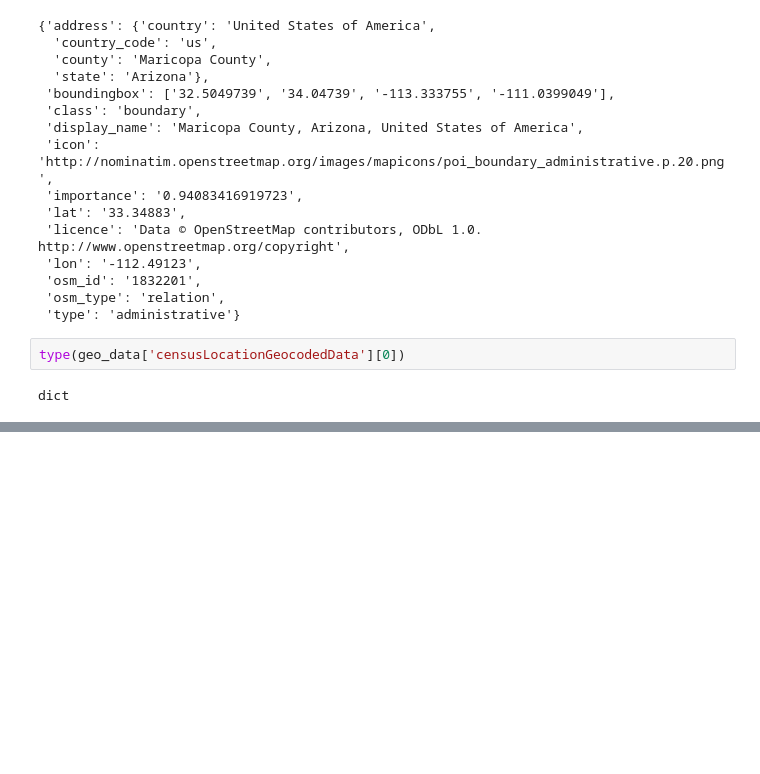
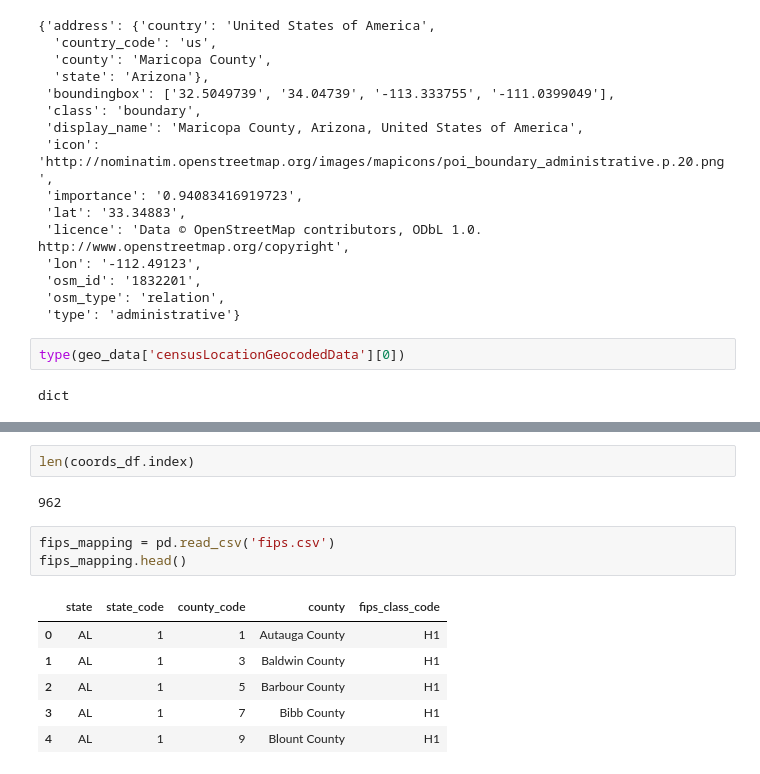
Before and after one commit to sathvikn/1940-singh-census, a Jupyter notebook: census-analysis.ipynb, the cells around one changed output, grey strips where cells are left out. Saved outputs shown, nothing was run; the diff lists cells and outputs as text; blank space fills up the shorter version.

```diff
--- a/census-analysis.ipynb
+++ b/census-analysis.ipynb
@@ -212,0 +355,14 @@ ValueError: could not convert string to float: '<1'
+# %%
+len(coords_df.index)
+# %% [output]
+962
+# %%
+fips_mapping = pd.read_csv('fips.csv')
+fips_mapping.head()
+# %% [output]
+|  | state | state_code | county_code | county | fips_class_code |
+| 0 | AL | 1 | 1 | Autauga County | H1 |
+| 1 | AL | 1 | 3 | Baldwin County | H1 |
+| 2 | AL | 1 | 5 | Barbour County | H1 |
+| 3 | AL | 1 | 7 | Bibb County | H1 |
+| 4 | AL | 1 | 9 | Blount County | H1 |
```
Also changed, not shown: parts of 54 cells of this notebook, 1 other file.
